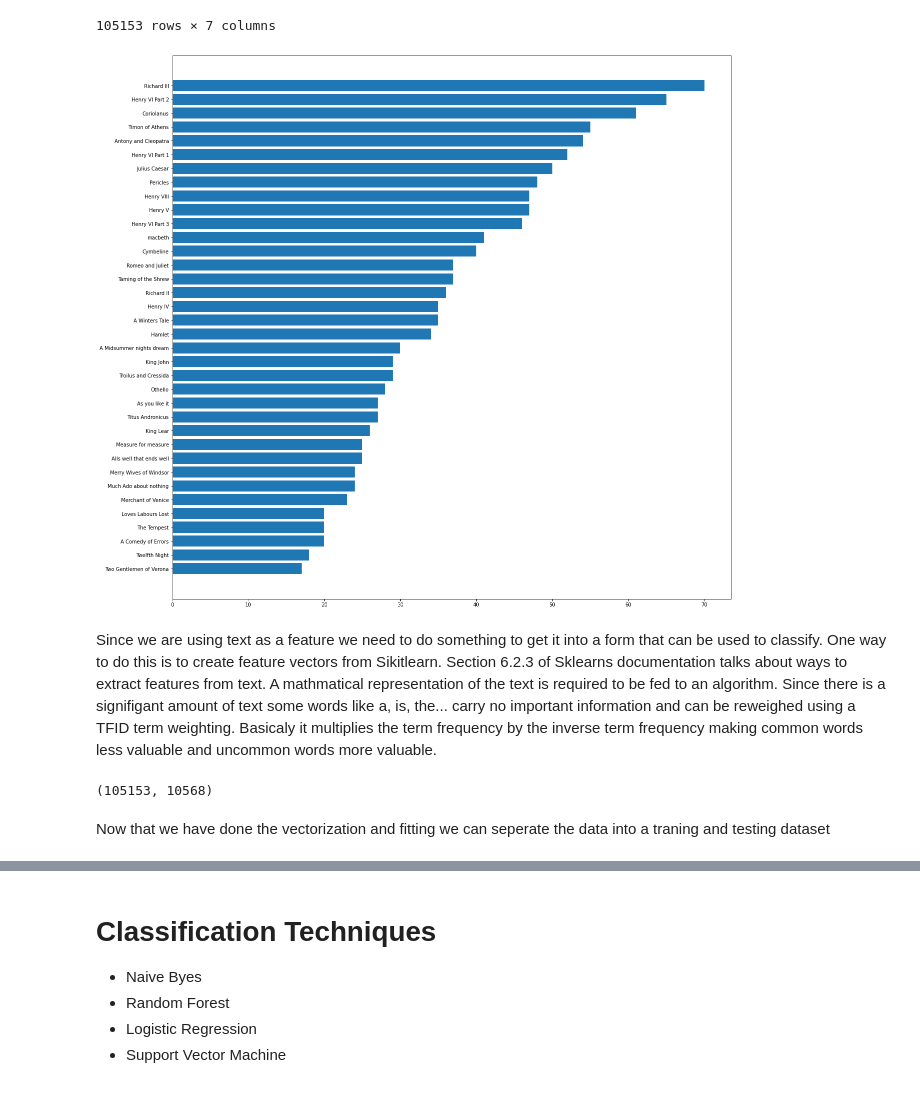
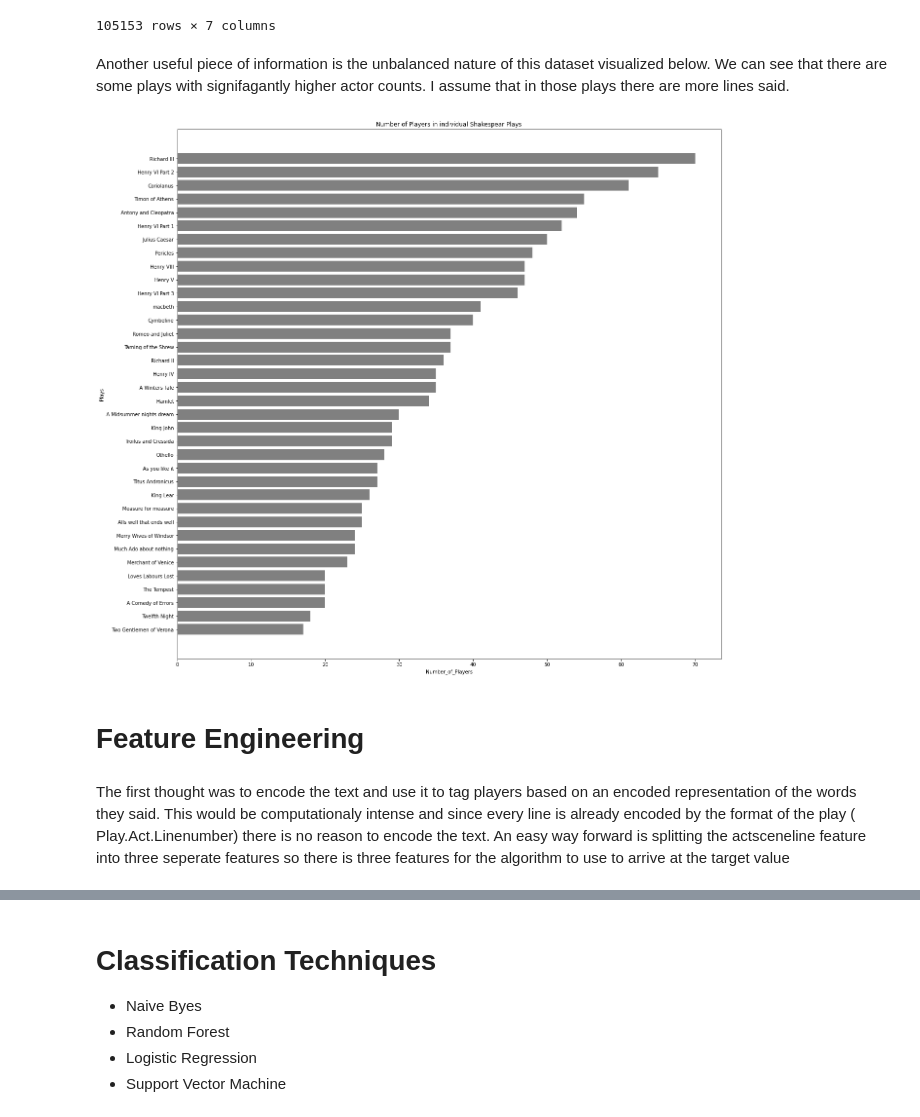
Before and after one commit to m677s345/EECS731_MS_Project1, a Jupyter notebook: EECS731_Project2_oleBill.ipynb, the cells around one changed output, grey strips where cells are left out. Cells and saved outputs as stored; diff of their text form; code cells hidden in the pictures.

```diff
--- a/EECS731_Project2_oleBill.ipynb
+++ b/EECS731_Project2_oleBill.ipynb
@@ -56,37 +59,21 @@ See the caveats in the documentation: https://pandas.pydata.org/pandas-docs/stab
 | 111394 | A Winters Tale | 38.0 | LEONTES | Perform'd in this wide gap of tim... | 5.0 | 3.0 | 182.0 |
 | 111395 | A Winters Tale | 38.0 | LEONTES | We were dissever'd: hastily lead ... | 5.0 | 3.0 | 183.0 |
 105153 rows × 7 columns
+# %% [markdown]
+Another useful piece of information is the unbalanced nature of this dataset visualized below. We can see that there are some plays with signifagantly higher actor counts. I assume that in those plays there are more lines said.
 # %%
 Players_num=plays_df.groupby(["Play"])['Player'].nunique().sort_values(ascending=True).to_frame()   #groups the dataset by plays, counts the unique players, and sorts low to high
 Players_num['Play']=Players_num.index.tolist()                                                      #converts the Play index to a list
 Players_num.columns=['Number_of_Players','Play']                                                    #Assigns column titles
 Players_num.index=np.arange(0,len(Players_num))                                                     #reindexes the Player_numbers
 
 
 
 plt.figure(figsize=(20,20))
-ax = plt.barh(width='Number_of_Players',y='Play',data=Players_num)
-#ax.set_xlabel('Number_of_Players')
-#ax.set_title('Number of Players in individual Shakespear Plays')
+plt.barh(width='Number_of_Players',y='Play',data=Players_num, color='grey')
+plt.xlabel('Number_of_Players')
+plt.title('Number of Players in individual Shakespear Plays')
+plt.ylabel('Plays')
+plt.show()
 # %% [output]
-[figure, old version]
+[figure, new version]
-# %% [markdown]
-Since we are using text as a feature we need to do something to get it into a form that can be used to classify. One way to do this is to create feature vectors from Sikitlearn. Section 6.2.3 of Sklearns documentation talks about ways to extract features from text. A mathmatical representation of the text is required to be fed to an algorithm. Since there is a signifigant amount of text some words like a, is, the... carry no important information and can be reweighed using a TFID term weighting. Basicaly it multiplies the term frequency by the inverse term frequency making common words less valuable and uncommon words more valuable.
-# %%
-from sklearn.feature_extraction.text import TfidfVectorizer
-#create a dictionary of players and convert it to lables
-players=plays_df.Player.unique()                                                #returns the unique players in the dataset
-Player_Lables=dict()
-i=0
-for player in players:
-  Player_Lables[player]=i
-  i=i+1
-
-LP_plays_df = plays_df.replace({"Player": Player_Lables})                       #replaces the players in the dataframe with their player lables
-TFIDF=TfidfVectorizer(sublinear_tf=True, min_df=5, encoding='latin-1', ngram_range=(1, 2), stop_words='english')
-features=TFIDF.fit_transform(LP_plays_df.PlayerLine).toarray()                  # fits and transforms the player lines to ther is zero mean
-features.shape
-# %% [output]
-(105153, 10568)
-# %% [markdown]
-Now that we have done the vectorization and fitting we can seperate the data into a traning and testing dataset
@@ -97,0 +80,4 @@ x_train, x_test, y_train, y_test = train_test_split(LP_plays_df.PlayerLine, LP_p
+# %% [markdown]
+# Feature Engineering
+# %% [markdown]
+The first thought was to encode the text and use it to tag players based on an encoded representation of the words they said. This would be computationaly intense and since every line is already encoded by the format of the play ( Play.Act.Linenumber) there is no reason to encode the text. An easy way forward is splitting the actsceneline feature into three seperate features so there is three features for the algorithm to use to arrive at the target value
```
Also changed, not shown: parts of 25 cells of this notebook.
